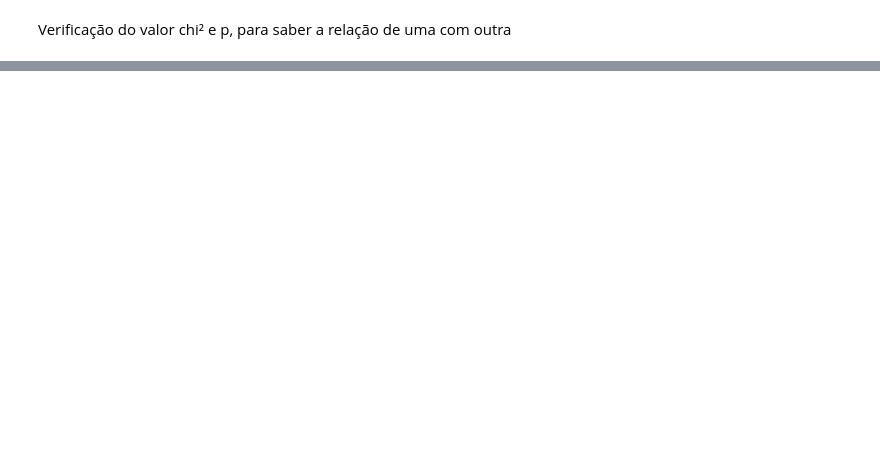
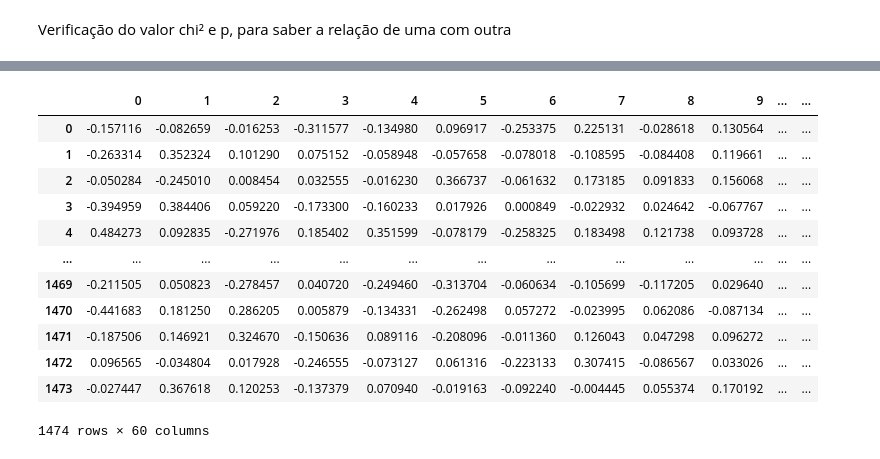
Before and after one commit to life-ufes/pad_ufes_20_eda, a Jupyter notebook: src/EDA.ipynb, the cells around one changed output, grey strips where cells are left out. Cells and saved outputs as stored; diff of their text form; code cells hidden in the pictures; blank space fills up the shorter version.

```diff
--- a/src/EDA.ipynb
+++ b/src/EDA.ipynb
@@ -355,0 +374,19 @@ Temos a partir das análises acima que os fatores com maiores associações entr
+# %%
+from sklearn.preprocessing import OneHotEncoder
+import pandas as pd
+
+# Codificar as variáveis categóricas
+encoder = OneHotEncoder()
+encoded_data = encoder.fit_transform(dataset_features[categorical_vars]).toarray()
+
+# Converter para DataFrame com os nomes das colunas
+encoded_features = encoder.get_feature_names_out(categorical_vars)
+encoded_df = pd.DataFrame(encoded_data, columns=encoded_features)
+# %%
+import prince
+
+# Instanciar a MCA
+mca = prince.MCA(n_components=60, random_state=42, n_iter=100)
+
+# Ajustar e transformar os dados
+mca_result = mca.fit(encoded_df)
@@ -355,0 +415,18 @@ Temos a partir das análises acima que os fatores com maiores associações entr
+# %%
+# Obter as coordenadas das linhas
+mca_df = mca.row_coordinates(encoded_df)
+mca_df
+# %% [output]
+|  | 0 | 1 | 2 | 3 | 4 | 5 | 6 | 7 | 8 | 9 | ... | ... |
+| 0 | -0.157116 | -0.082659 | -0.016253 | -0.311577 | -0.134980 | 0.096917 | -0.253375 | 0.225131 | -0.028618 | 0.130564 | ... | ... |
+| 1 | -0.263314 | 0.352324 | 0.101290 | 0.075152 | -0.058948 | -0.057658 | -0.078018 | -0.108595 | -0.084408 | 0.119661 | ... | ... |
+| 2 | -0.050284 | -0.245010 | 0.008454 | 0.032555 | -0.016230 | 0.366737 | -0.061632 | 0.173185 | 0.091833 | 0.156068 | ... | ... |
+| 3 | -0.394959 | 0.384406 | 0.059220 | -0.173300 | -0.160233 | 0.017926 | 0.000849 | -0.022932 | 0.024642 | -0.067767 | ... | ... |
+| 4 | 0.484273 | 0.092835 | -0.271976 | 0.185402 | 0.351599 | -0.078179 | -0.258325 | 0.183498 | 0.121738 | 0.093728 | ... | ... |
+| ... | ... | ... | ... | ... | ... | ... | ... | ... | ... | ... | ... | ... |
+| 1469 | -0.211505 | 0.050823 | -0.278457 | 0.040720 | -0.249460 | -0.313704 | -0.060634 | -0.105699 | -0.117205 | 0.029640 | ... | ... |
+| 1470 | -0.441683 | 0.181250 | 0.286205 | 0.005879 | -0.134331 | -0.262498 | 0.057272 | -0.023995 | 0.062086 | -0.087134 | ... | ... |
+| 1471 | -0.187506 | 0.146921 | 0.324670 | -0.150636 | 0.089116 | -0.208096 | -0.011360 | 0.126043 | 0.047298 | 0.096272 | ... | ... |
+| 1472 | 0.096565 | -0.034804 | 0.017928 | -0.246555 | -0.073127 | 0.061316 | -0.223133 | 0.307415 | -0.086567 | 0.033026 | ... | ... |
+| 1473 | -0.027447 | 0.367618 | 0.120253 | -0.137379 | 0.070940 | -0.019163 | -0.092240 | -0.004445 | 0.055374 | 0.170192 | ... | ... |
+1474 rows × 60 columns
```
Also changed, not shown: parts of 15 cells of this notebook, 3 other files.
